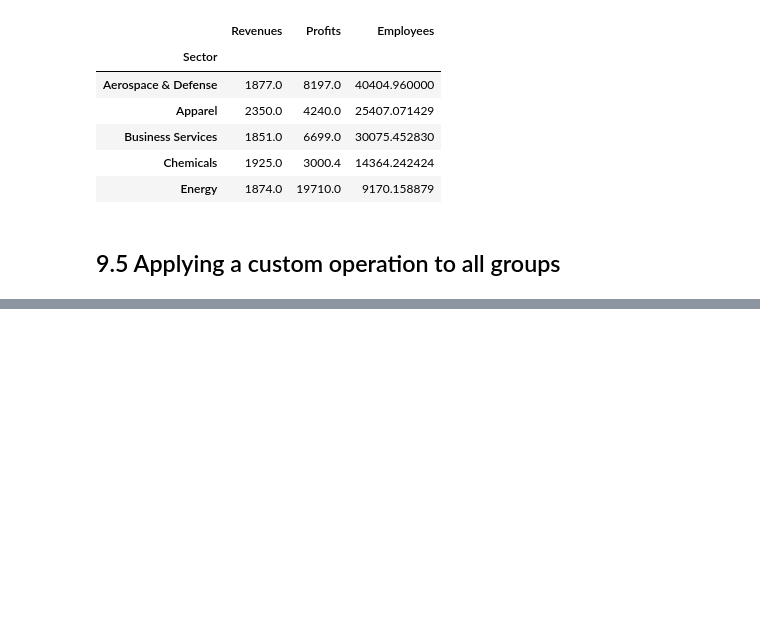
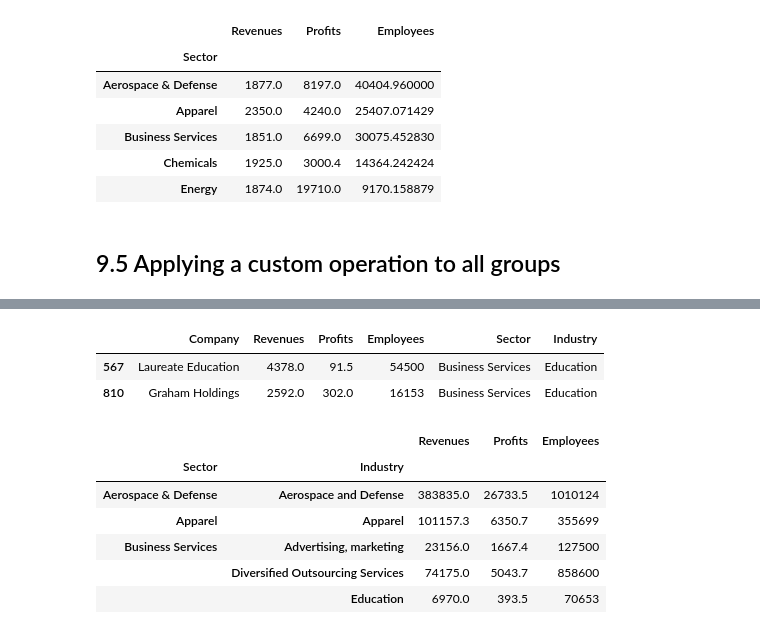
Before and after one commit to ljyGmail/pandas_in_action, a Jupyter notebook: ch09_the_groupby_object.ipynb, the cells around one changed output, grey strips where cells are left out. Drawn from its saved outputs; the diff is of its cells as text; code cells hidden in the pictures; blank space fills up the shorter version.

Commit message:
9.6 grouping by multiple columns

```diff
--- a/ch09_the_groupby_object.ipynb
+++ b/ch09_the_groupby_object.ipynb
@@ -423,0 +426,2 @@ sectors.apply(get_largest_row).head()
+# %%
+sector_and_industry = fortune.groupby(by=["Sector", "Industry"])
@@ -423,0 +444,17 @@ sectors.apply(get_largest_row).head()
+# %%
+# the get_group method requires a tuple of values to extract a nested DataFrame
+sector_and_industry.get_group(("Business Services", "Education"))
+# %% [output]
+|  | Company | Revenues | Profits | Employees | Sector | Industry |
+| 567 | Laureate Education | 4378.0 | 91.5 | 54500 | Business Services | Education |
+| 810 | Graham Holdings | 2592.0 | 302.0 | 16153 | Business Services | Education |
+# %%
+sector_and_industry.sum(numeric_only=True).head()
+# %% [output]
+|  |  | Revenues | Profits | Employees |
+| Sector | Industry |  |  |  |
+| Aerospace & Defense | Aerospace and Defense | 383835.0 | 26733.5 | 1010124 |
+| Apparel | Apparel | 101157.3 | 6350.7 | 355699 |
+| Business Services | Advertising, marketing | 23156.0 | 1667.4 | 127500 |
+|  | Diversified Outsourcing Services | 74175.0 | 5043.7 | 858600 |
+|  | Education | 6970.0 | 393.5 | 70653 |
```
Also changed, not shown: parts of 3 cells of this notebook.
